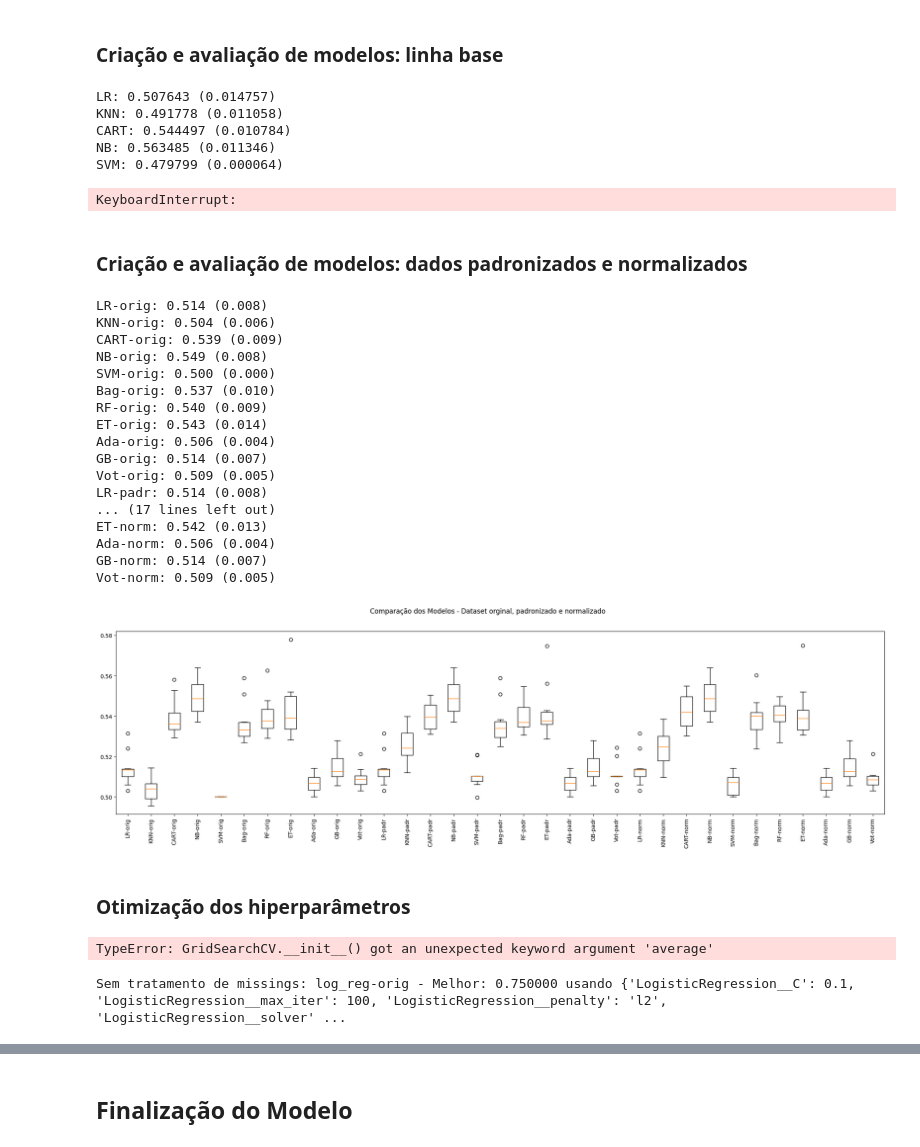
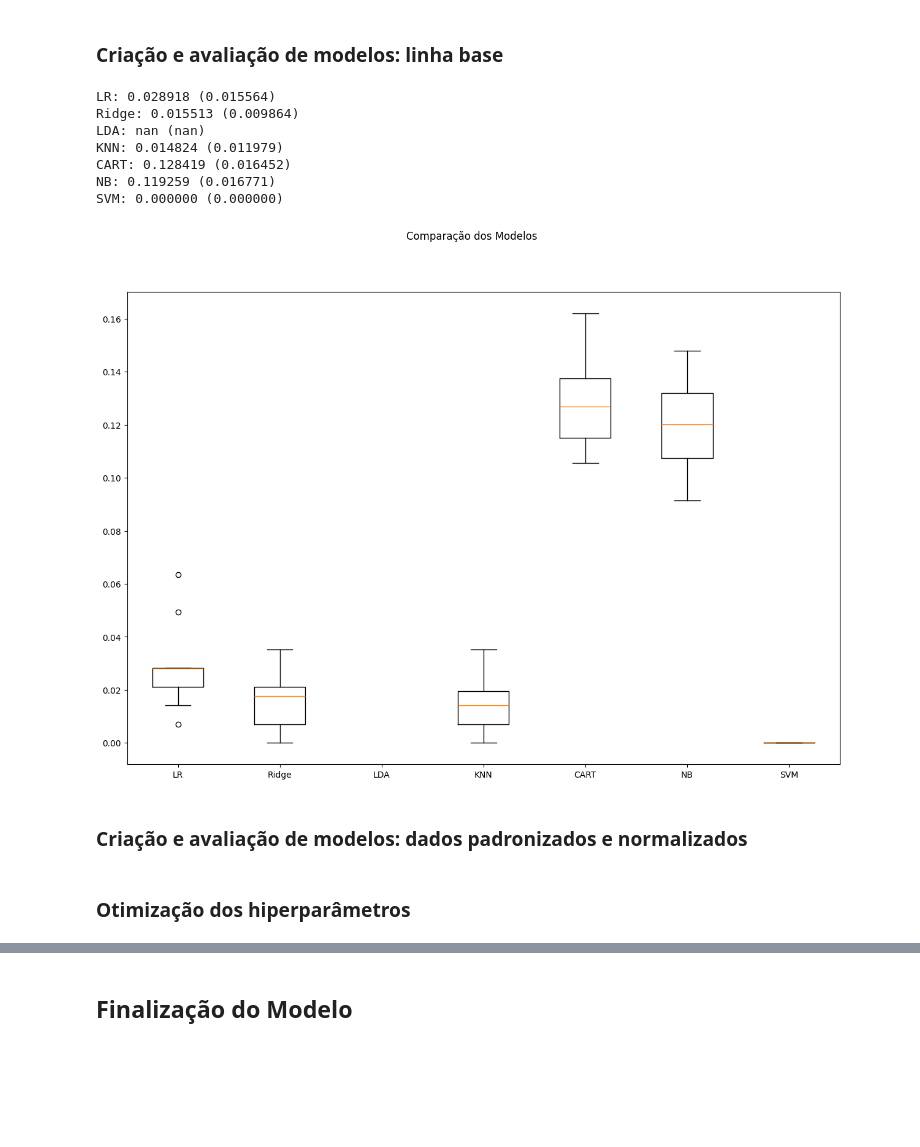
Before and after one commit to marcos-vmiranda/pos-pucrj-mvp, a Jupyter notebook: AnalisePipeline.ipynb, the cells around one changed output, grey strips where cells are left out. Saved outputs shown, nothing was run; the diff lists cells and outputs as text; code cells hidden in the pictures; blank space fills up the shorter version.

```diff
--- a/AnalisePipeline.ipynb
+++ b/AnalisePipeline.ipynb
@@ -106,7 +109,7 @@ X_train, X_test, y_train, y_test = train_test_split(X, y,
 # O dataset está desbalanceado. Para tratar esse problema, será utilizado o parâmetro class_weight='balanced' em alguns modelos do modelo LogisticRegression.
 # É importante minimizar o falso positivo (classe 0 previsto como classe 1)
 # A métrica para minimizar o falso positivo é o recall da classe minoritária (classe 1)
-scoring = 'precision' # métrica para lidar com datasets desbalanceados
+scoring = 'recall' # métrica para lidar com datasets desbalanceados
 num_particoes = 10
 kfold = StratifiedKFold(n_splits=num_particoes, shuffle=True, random_state=seed) # validação cruzada com estratificação
 # %% [markdown]
@@ -123,6 +126,8 @@ models = []
 
 # Criando os modelos e adicionando-os na lista de modelos
 models.append(('LR', LogisticRegression()))
+models.append(('Ridge', RidgeClassifier()))
+models.append(('LDA', LinearRegression()))
 models.append(('KNN', KNeighborsClassifier()))
 models.append(('CART', DecisionTreeClassifier()))
 models.append(('NB', GaussianNB()))
@@ -137,45 +142,47 @@ max_features = 3
 bases = []
 model1 = LogisticRegression()
 bases.append(('logistic', model1))
 model2 = DecisionTreeClassifier()
 bases.append(('cart', model2))
 model3 = SVC()
 bases.append(('svm', model3))
 
 # Criando os ensembles e adicionando-os na lista de modelos
-models.append(('Bagging', BaggingClassifier(estimator=base, n_estimators=num_trees)))
-models.append(('RF', RandomForestClassifier(n_estimators=num_trees, max_features=max_features)))
-models.append(('ET', ExtraTreesClassifier(n_estimators=num_trees, max_features=max_features)))
-models.append(('Ada', AdaBoostClassifier(n_estimators=num_trees)))
-models.append(('GB', GradientBoostingClassifier(n_estimators=num_trees)))
-models.append(('Voting', VotingClassifier(bases)))
+#models.append(('Bagging', BaggingClassifier(estimator=base, n_estimators=num_trees)))
+#models.append(('RF', RandomForestClassifier(n_estimators=num_trees, max_features=max_features)))
+#models.append(('ET', ExtraTreesClassifier(n_estimators=num_trees, max_features=max_features)))
+#models.append(('Ada', AdaBoostClassifier(n_estimators=num_trees)))
+#models.append(('GB', GradientBoostingClassifier(n_estimators=num_trees)))
+#models.append(('Voting', VotingClassifier(bases)))
 
 # Listas para armazenar os resultados
 results = []
 names = []
 
 # Avaliação dos modelos
 for name, model in models:
     cv_results = cross_val_score(model, X_train, y_train, cv=kfold, scoring=scoring)
     results.append(cv_results)
     names.append(name)
     msg = "%s: %f (%f)" % (name, cv_results.mean(), cv_results.std())
     print(msg)
 
 # Boxplot de comparação dos modelos
 fig = plt.figure(figsize=(15,10))
 fig.suptitle('Comparação dos Modelos')
 ax = fig.add_subplot(111)
 plt.boxplot(results)
 ax.set_xticklabels(names)
 plt.show()
 # %% [output]
-LR: 0.507643 (0.014757)
-KNN: 0.491778 (0.011058)
-CART: 0.544497 (0.010784)
-NB: 0.563485 (0.011346)
-SVM: 0.479799 (0.000064)
+LR: 0.028918 (0.015564)
+Ridge: 0.015513 (0.009864)
+LDA: nan (nan)
+KNN: 0.014824 (0.011979)
+CART: 0.128419 (0.016452)
+NB: 0.119259 (0.016771)
+SVM: 0.000000 (0.000000)
-KeyboardInterrupt:
+[figure, added]
 # %% [markdown]
 ### Criação e avaliação de modelos: dados padronizados e normalizados
 # %%
@@ -263,25 +270,6 @@ ax = fig.add_subplot(111)
 plt.boxplot(results)
 ax.set_xticklabels(names, rotation=90)
 plt.show()
-# %% [output]
-LR-orig: 0.514 (0.008)
-KNN-orig: 0.504 (0.006)
-CART-orig: 0.539 (0.009)
-NB-orig: 0.549 (0.008)
-SVM-orig: 0.500 (0.000)
-Bag-orig: 0.537 (0.010)
-RF-orig: 0.540 (0.009)
-ET-orig: 0.543 (0.014)
-Ada-orig: 0.506 (0.004)
-GB-orig: 0.514 (0.007)
-Vot-orig: 0.509 (0.005)
-LR-padr: 0.514 (0.008)
-... (17 lines left out)
-ET-norm: 0.542 (0.013)
-Ada-norm: 0.506 (0.004)
-GB-norm: 0.514 (0.007)
-Vot-norm: 0.509 (0.005)
-[figure, removed]
 # %% [markdown]
 ### Otimização dos hiperparâmetros
 # %%
@@ -311,8 +299,6 @@ for name, model in pipelines:
     grid.fit(X_train, y_train)
     # imprime a melhor configuração
     print("Sem tratamento de missings: %s - Melhor: %f usando %s" % (name, grid.best_score_, grid.best_params_))
-# %% [output]
-TypeError: GridSearchCV.__init__() got an unexpected keyword argument 'average'
 # %%
 # Tuning do Logistic Regression
 
@@ -343,8 +329,6 @@ for name, model in pipelines:
     grid.fit(X_train, y_train)
     # imprime a melhor configuração
     print("Sem tratamento de missings: %s - Melhor: %f usando %s" % (name, grid.best_score_, grid.best_params_))
-# %% [output]
-Sem tratamento de missings: log_reg-orig - Melhor: 0.750000 usando {'LogisticRegression__C': 0.1, 'LogisticRegression__max_iter': 100, 'LogisticRegression__penalty': 'l2', 'LogisticRegression__solver' ...
 # %%
 # Tuning do Naive bayes
 
```
Also changed, not shown: parts of 10 cells of this notebook, 1 other file.
